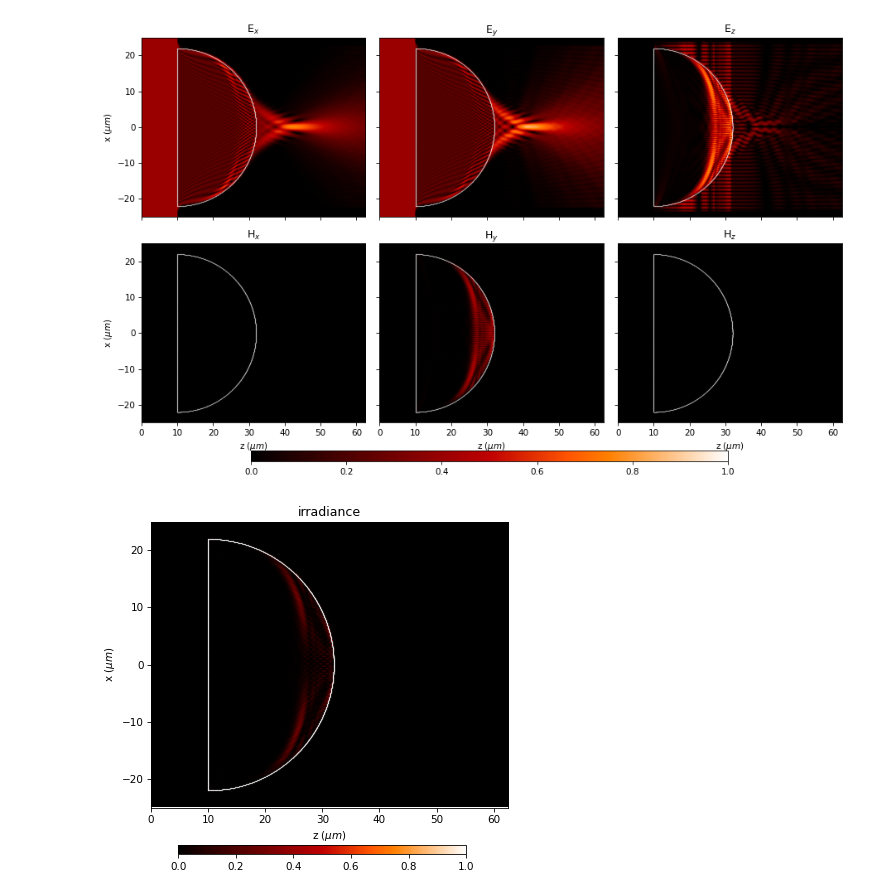
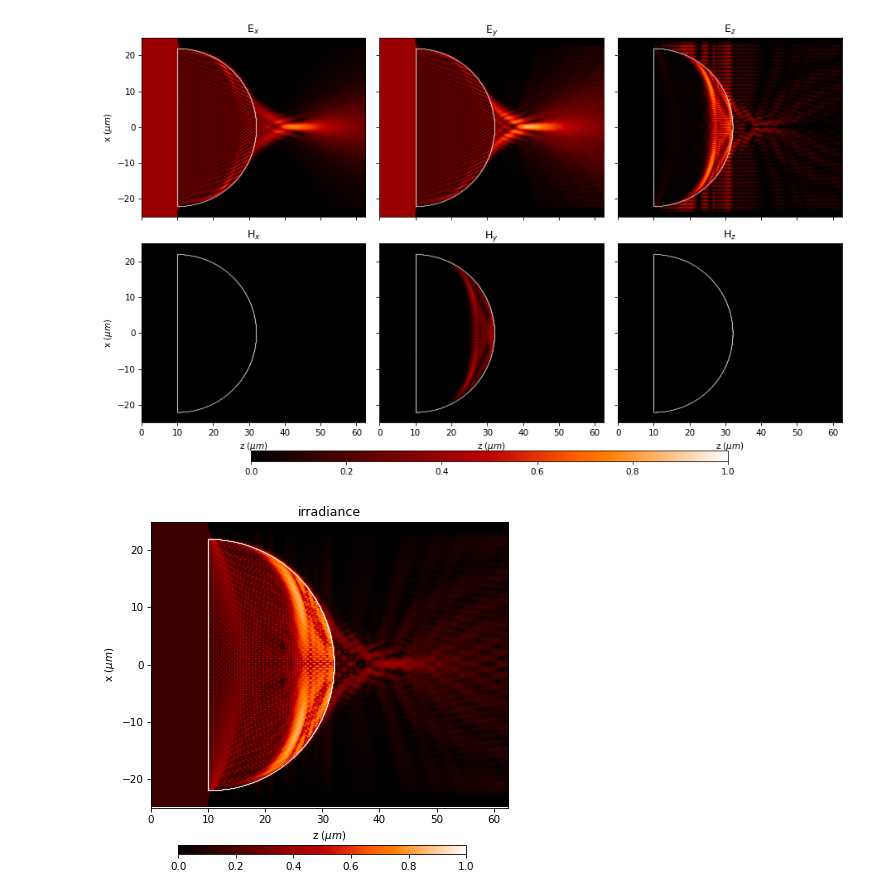
Before and after one commit to optbrea/diffractio, a Jupyter notebook: docs/source/examples_vector/lens.ipynb, the cells around one changed output. Cells and saved outputs as stored; diff of their text form; code cells hidden in the pictures.

```diff
--- a/docs/source/examples_vector/lens.ipynb
+++ b/docs/source/examples_vector/lens.ipynb
@@ -171,7 +170,7 @@ EH_xz.draw('E2H2', draw_borders=True, scale='scaled', color='w.', ms=0.05, logar
 # %% [output]
 [figure]
 # %%
-P_vector = EH_xz.draw('irradiance', scale='scaled', logarithm=1)
+EH_xz.draw('irradiance', logarithm=1e3, scale='scaled')
 # %% [output]
-[figure, old version]
+[figure, new version]
 # %%
```
Also changed, not shown: parts of 8 cells of this notebook, 35 other files.
